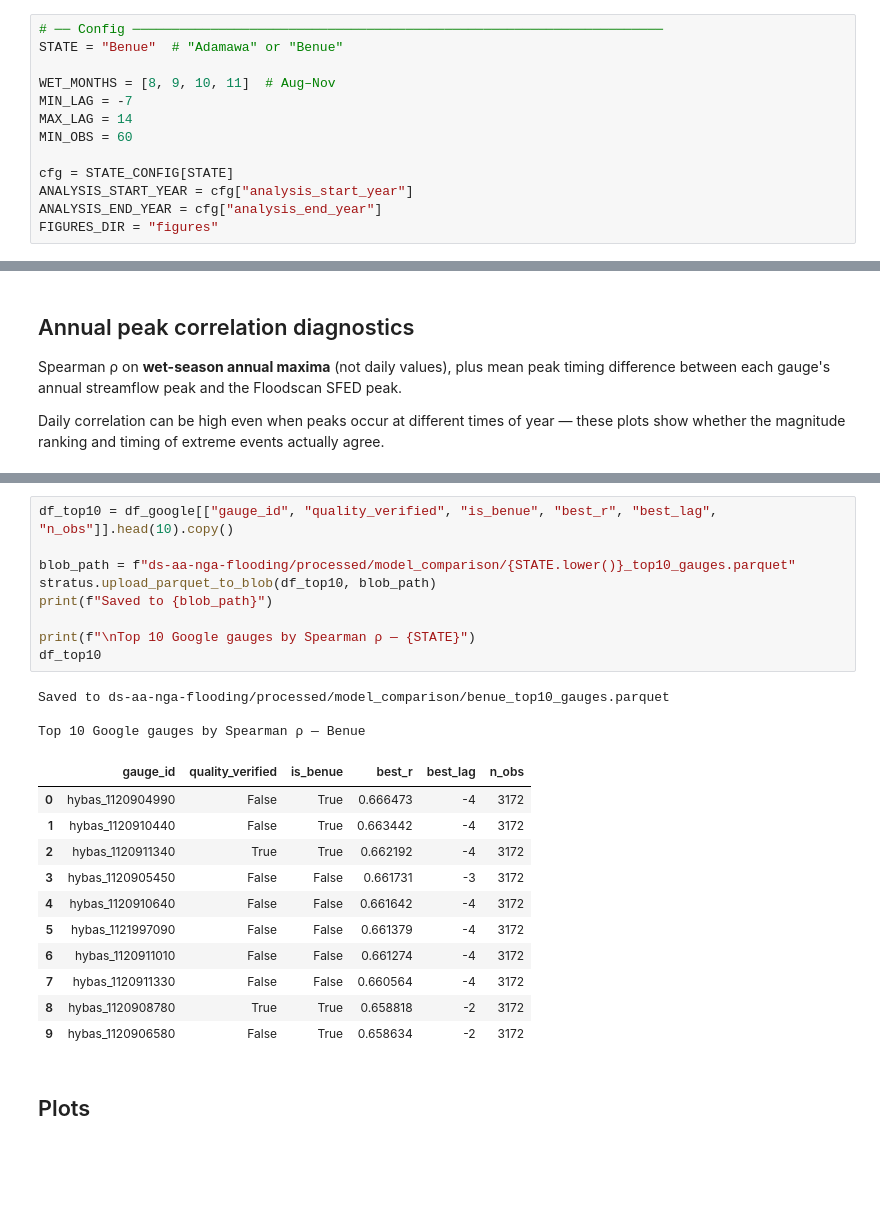
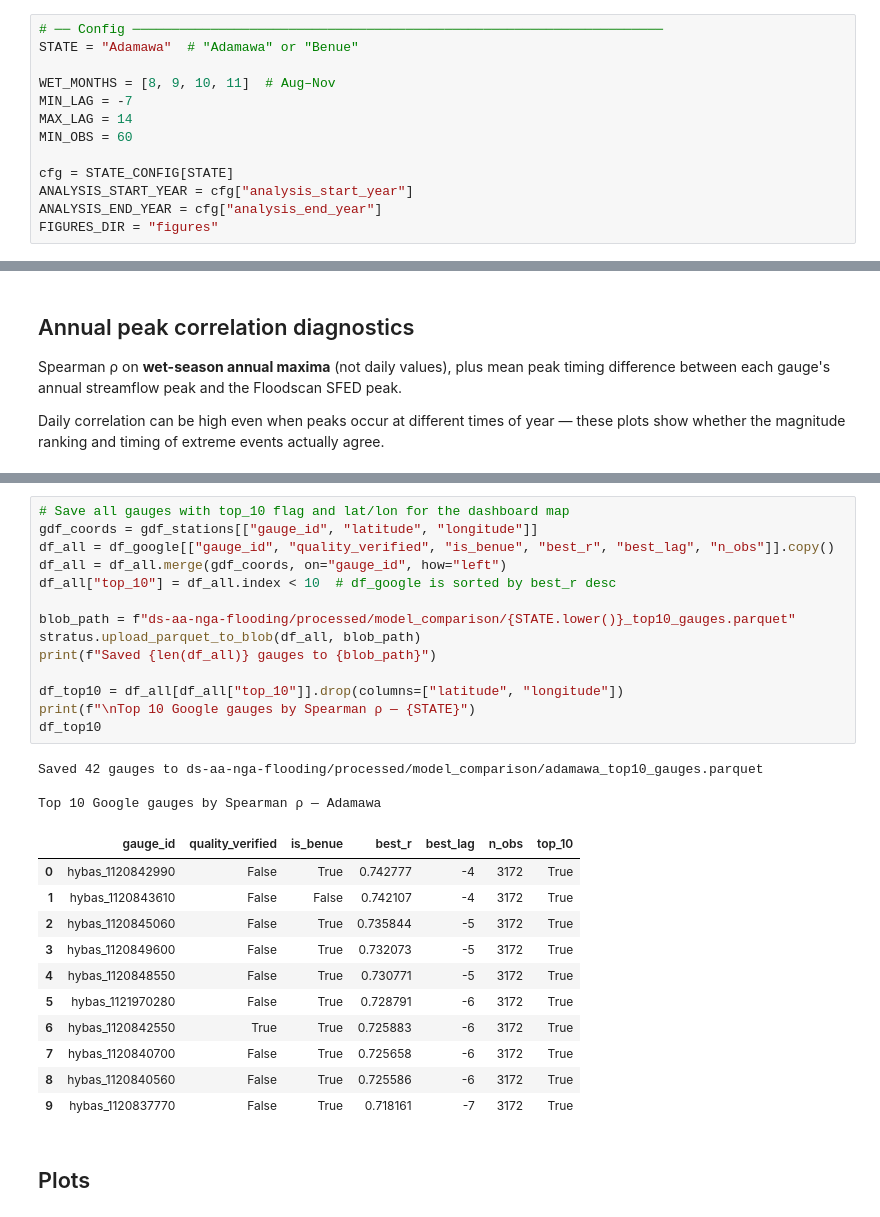
Before and after one commit to OCHA-DAP/ds-aa-nga-flooding, a Jupyter notebook: exploration/2026/cerf/19_model_reanalysis_comparison.ipynb, the cells around one changed output, grey strips where cells are left out. Saved outputs shown, nothing was run; the diff lists cells and outputs as text; blank space fills up the shorter version.

```diff
--- a/exploration/2026/cerf/19_model_reanalysis_comparison.ipynb
+++ b/exploration/2026/cerf/19_model_reanalysis_comparison.ipynb
@@ -21,7 +43,7 @@ load_dotenv()
 True
 # %%
 # ── Config ────────────────────────────────────────────────────────────────────
-STATE = "Benue"  # "Adamawa" or "Benue"
+STATE = "Adamawa"  # "Adamawa" or "Benue"
 
 WET_MONTHS = [8, 9, 10, 11]  # Aug–Nov
 MIN_LAG = -7
@@ -321,27 +367,32 @@ plt.show()
 # %%
-df_top10 = df_google[["gauge_id", "quality_verified", "is_benue", "best_r", "best_lag", "n_obs"]].head(10).copy()
+# Save all gauges with top_10 flag and lat/lon for the dashboard map
+gdf_coords = gdf_stations[["gauge_id", "latitude", "longitude"]]
+df_all = df_google[["gauge_id", "quality_verified", "is_benue", "best_r", "best_lag", "n_obs"]].copy()
+df_all = df_all.merge(gdf_coords, on="gauge_id", how="left")
+df_all["top_10"] = df_all.index < 10  # df_google is sorted by best_r desc
 
 blob_path = f"ds-aa-nga-flooding/processed/model_comparison/{STATE.lower()}_top10_gauges.parquet"
-stratus.upload_parquet_to_blob(df_top10, blob_path)
-print(f"Saved to {blob_path}")
+stratus.upload_parquet_to_blob(df_all, blob_path)
+print(f"Saved {len(df_all)} gauges to {blob_path}")
 
+df_top10 = df_all[df_all["top_10"]].drop(columns=["latitude", "longitude"])
 print(f"\nTop 10 Google gauges by Spearman ρ — {STATE}")
 df_top10
 # %% [output]
-Saved to ds-aa-nga-flooding/processed/model_comparison/benue_top10_gauges.parquet
+Saved 42 gauges to ds-aa-nga-flooding/processed/model_comparison/adamawa_top10_gauges.parquet
 
-Top 10 Google gauges by Spearman ρ — Benue
+Top 10 Google gauges by Spearman ρ — Adamawa
-|  | gauge_id | quality_verified | is_benue | best_r | best_lag | n_obs |
-| 0 | hybas_1120904990 | False | True | 0.666473 | -4 | 3172 |
-| 1 | hybas_1120910440 | False | True | 0.663442 | -4 | 3172 |
-| 2 | hybas_1120911340 | True | True | 0.662192 | -4 | 3172 |
-| 3 | hybas_1120905450 | False | False | 0.661731 | -3 | 3172 |
-| 4 | hybas_1120910640 | False | False | 0.661642 | -4 | 3172 |
-| 5 | hybas_1121997090 | False | False | 0.661379 | -4 | 3172 |
-| 6 | hybas_1120911010 | False | False | 0.661274 | -4 | 3172 |
-| 7 | hybas_1120911330 | False | False | 0.660564 | -4 | 3172 |
-| 8 | hybas_1120908780 | True | True | 0.658818 | -2 | 3172 |
-| 9 | hybas_1120906580 | False | True | 0.658634 | -2 | 3172 |
+|  | gauge_id | quality_verified | is_benue | best_r | best_lag | n_obs | top_10 |
+| 0 | hybas_1120842990 | False | True | 0.742777 | -4 | 3172 | True |
+| 1 | hybas_1120843610 | False | False | 0.742107 | -4 | 3172 | True |
+| 2 | hybas_1120845060 | False | True | 0.735844 | -5 | 3172 | True |
+| 3 | hybas_1120849600 | False | True | 0.732073 | -5 | 3172 | True |
+| 4 | hybas_1120848550 | False | True | 0.730771 | -5 | 3172 | True |
+| 5 | hybas_1121970280 | False | True | 0.728791 | -6 | 3172 | True |
+| 6 | hybas_1120842550 | True | True | 0.725883 | -6 | 3172 | True |
+| 7 | hybas_1120840700 | False | True | 0.725658 | -6 | 3172 | True |
+| 8 | hybas_1120840560 | False | True | 0.725586 | -6 | 3172 | True |
+| 9 | hybas_1120837770 | False | True | 0.718161 | -7 | 3172 | True |
 # %% [markdown]
 ## Plots
 # %%
```
Also changed, not shown: parts of 14 cells of this notebook.
